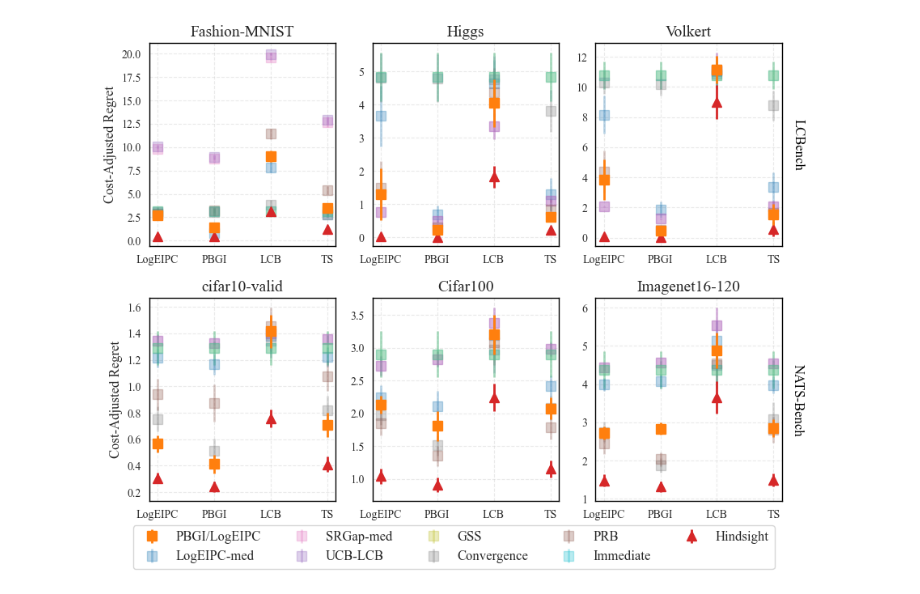
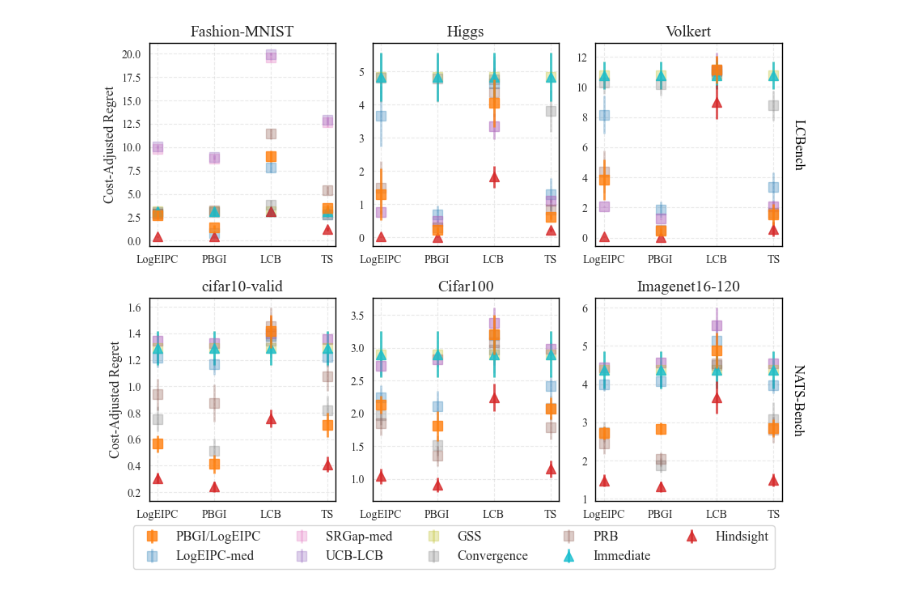
Before and after one commit to QianJaneXie/CostAwareStoppingBayesOpt, a Jupyter notebook: notebooks/LCBench_NATS_KnownCost.ipynb, the cells around one changed output. Saved outputs shown, nothing was run; the diff lists cells and outputs as text; code cells hidden in the pictures.

```diff
--- a/notebooks/LCBench_NATS_KnownCost.ipynb
+++ b/notebooks/LCBench_NATS_KnownCost.ipynb
@@ -195,7 +195,7 @@ for lam in lambdas:
             'acq_key':      fixed_acq,
             'stp_key':      temp['stp_key'],
             'is_hindsight': temp['is_hindsight'],
-            'marker':       'x' if temp['stp_key'] == 'Hindsight' else 's',
+            'marker':       '^' if temp['stp_key'] in ['Hindsight', 'Immediate'] else 's',
             'color':        color_dict.get(temp['stp_key'], color_dict[fixed_acq]),
             'label':        'PBGI/LogEIPC' if temp['stp_key'] == 'PBGI' else temp['stp_key']
         }
@@ -278,9 +278,9 @@ for ds_idx, d in enumerate(dataset_names):
             mean_val = np.mean(stop_vals)
             err_val = np.std(stop_vals) / np.sqrt(len(stop_vals))
 
-            alpha = 1.0 if (rule['stp_key'] == 'PBGI' or rule['is_hindsight']) else 0.3
+            alpha = 0.8 if (rule['stp_key'] == 'PBGI' or rule['is_hindsight'] or rule['stp_key'] == 'Immediate') else 0.3
             zorder = 3 if rule['stp_key'] == 'PBGI' else 2
-            marker = "^" if rule['is_hindsight'] else 's'
+            marker = rule['marker']
             ax.errorbar(j, mean_val, yerr=2 * err_val,
                         fmt=marker, markersize=8, linewidth=2,
                         color=rule['color'], capsize=0,
@@ -296,31 +296,31 @@ for ds_idx, d in enumerate(dataset_names):
 
     # Compute row/col from dataset index
     row = ds_idx // n_cols
     col = ds_idx % n_cols
 
     # Y label only on the leftmost column of each row
     if col == 0:
         ax.set_ylabel("Cost-Adjusted Regret")
 
     # Right-side labels for the last column in each row
     if col == n_cols - 1:
         right_label = 'LCBench' if row == 0 else 'NATS-Bench'
         ax.text(1.05, 0.5, right_label, transform=ax.transAxes,
                 rotation=-90, va='center', ha='left', fontsize=12, color='black')
 
 # Hide unused subplots (if any)
 for k in range(len(dataset_names), len(axes_flat)):
     axes_flat[k].set_visible(False)
 
 # Shared legend
 handles, labels = axes_flat[0].get_legend_handles_labels()
 legend_hls = dict(zip(labels, handles))
 fig.legend(legend_hls.values(), legend_hls.keys(),
            loc='lower center', bbox_to_anchor=(0.5, -0.02),
            ncol=ceil(len(legend_hls) / 2), fontsize=12)
 
 plt.tight_layout(rect=[0, 0.05, 1, 0.95])
 plt.savefig('../plots/BarPlot_LCBench_NATS.pdf', bbox_inches='tight')
 plt.show()
 # %% [output]
-[figure, old version]
+[figure, new version]
```
